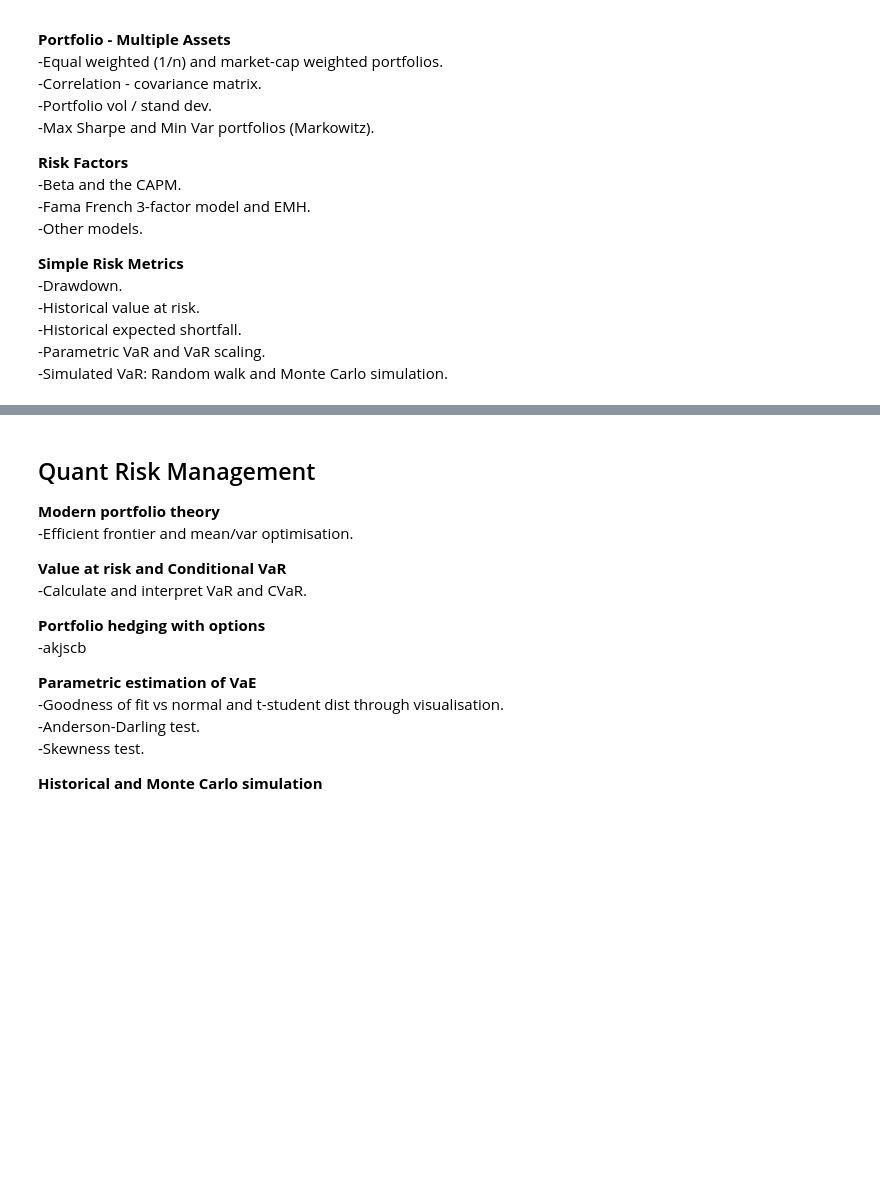
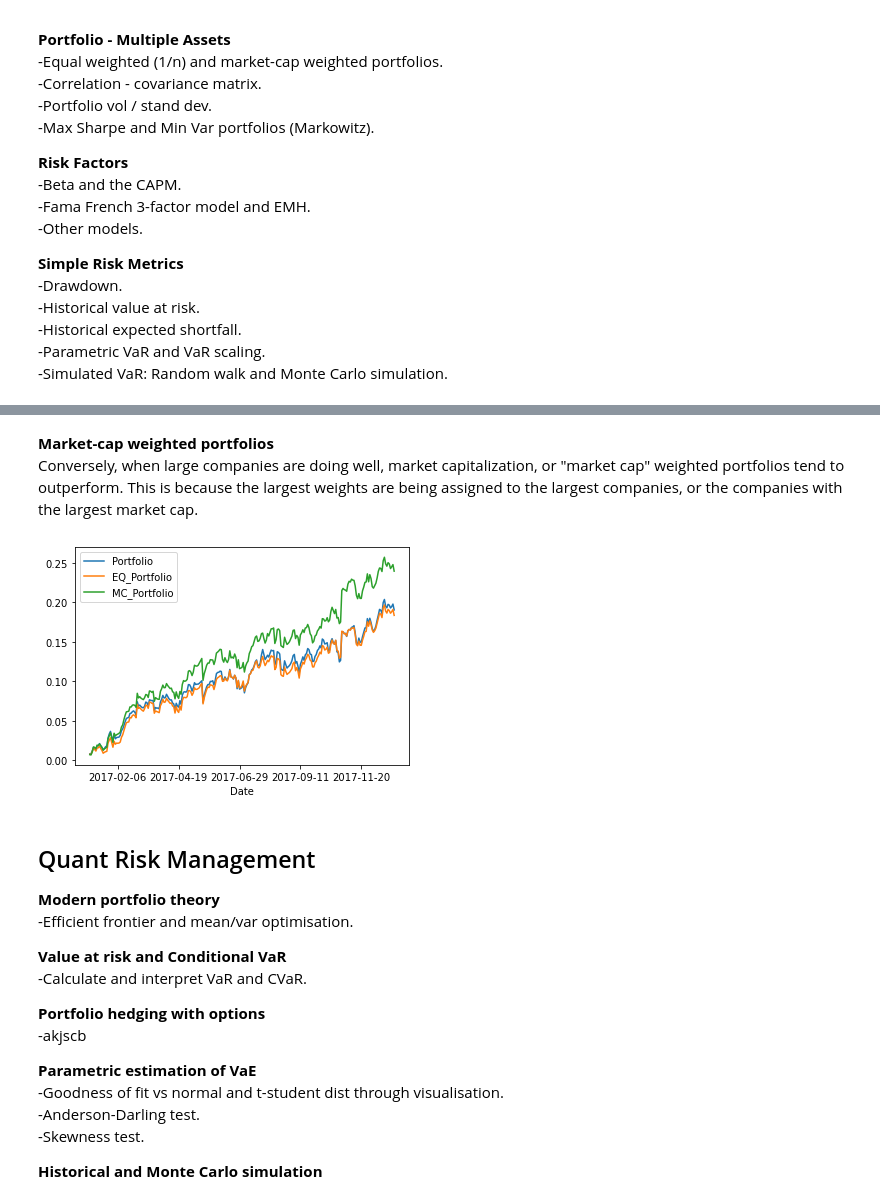
Before and after one commit to bearloop/learning-resources, a Jupyter notebook: 3_quant_risk_management.ipynb, the cells around one changed output, grey strips where cells are left out. Cells and saved outputs as stored; diff of their text form; code cells hidden in the pictures; blank space fills up the shorter version.

```diff
--- a/3_quant_risk_management.ipynb
+++ b/3_quant_risk_management.ipynb
@@ -24,0 +153,3 @@
+# %%
+big9 = pd.read_csv('./assets/qrm_Big9Returns2017.csv',index_col='Date')
+big9.head()
@@ -24,0 +166,9 @@
+# %%
+# Finish defining the portfolio weights as a numpy array
+portfolio_weights = np.array([0.12, 0.15, 0.08, 0.05, 0.09, 0.10, 0.11, 0.14, 0.16])
+
+# Calculate the weighted stock returns
+WeightedReturns = big9.mul(portfolio_weights, axis=1)
+
+# Calculate the portfolio returns
+returns_plot['Portfolio'] = WeightedReturns.sum(axis=1)
@@ -25,3 +178,27 @@
+# %%
+numstocks = 9
+eq_weights = [1/numstocks for i in range(numstocks)] # OR use np.repeat(1/numstocks,numstocks)
+
+# Calculate the portfolio returns
+returns_plot['EQ_Portfolio'] = big9.mul(eq_weights, axis=1).sum(axis=1)
+# %% [markdown]
+**Market-cap weighted portfolios**<br>
+Conversely, when large companies are doing well, market capitalization, or "market cap" weighted portfolios tend to outperform. This is because the largest weights are being assigned to the largest companies, or the companies with the largest market cap.
+# %%
+# Create an array of market capitalizations (in billions)
+market_capitalizations = np.array([601.51, 469.25, 349.5, 310.48, 299.77, 356.94, 268.88, 331.57, 246.09])
+
+# Calculate the market cap weights
+mcap_weights = market_capitalizations/market_capitalizations.sum()
+
+returns_plot['MC_Portfolio'] = big9.mul(mcap_weights, axis=1).sum(axis=1)
+# %%
+# Plot the cumulative portfolio returns over time
+CumulativeReturns = ((1+returns_plot[['Portfolio','EQ_Portfolio','MC_Portfolio']]).cumprod()-1)
+CumulativeReturns.plot()
+plt.show()
+# %% [output]
+[figure, added]
 # %% [markdown]
 ## Quant Risk Management
 
```
Also changed, not shown: parts of 20 cells of this notebook, 5 other files.
